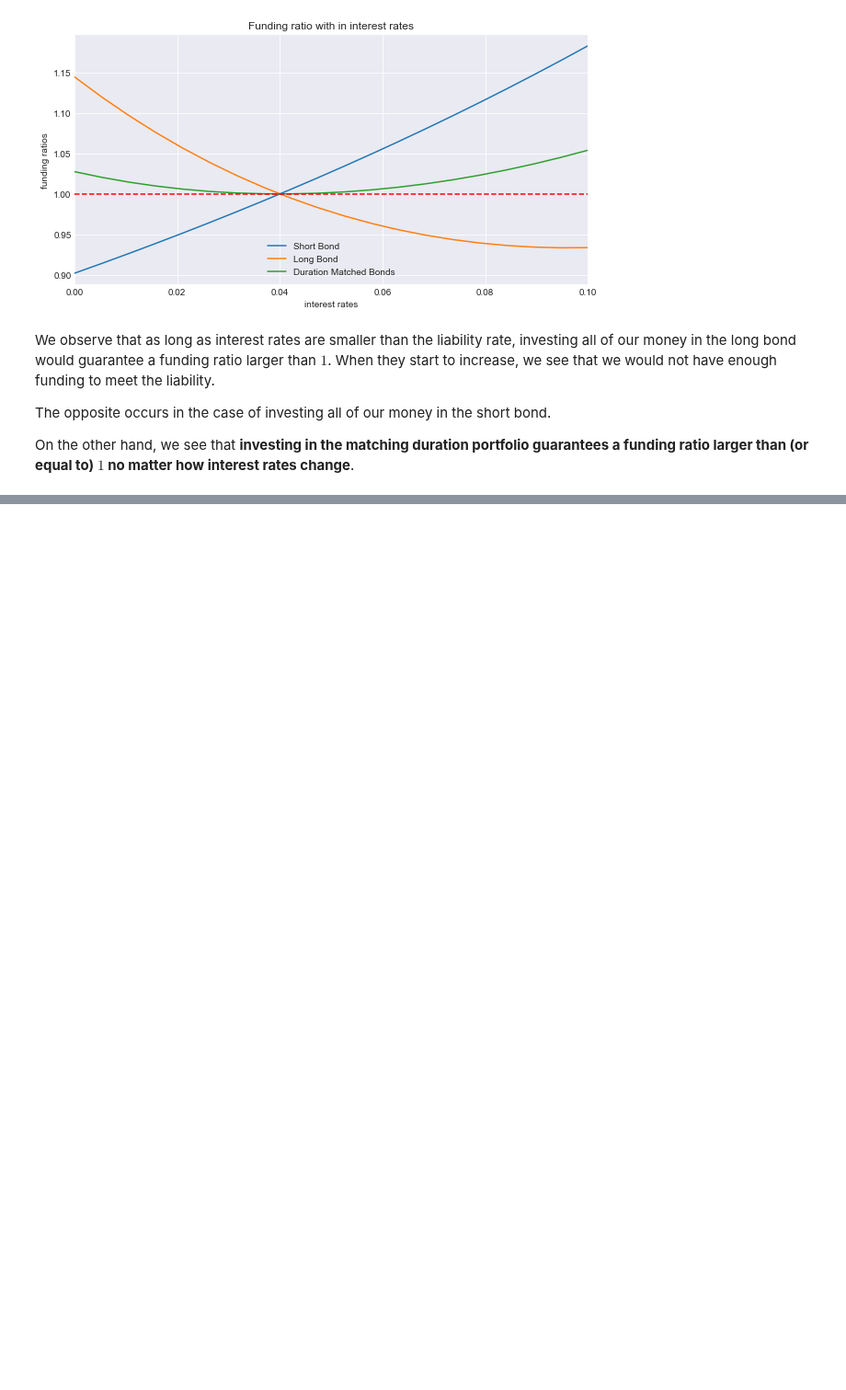
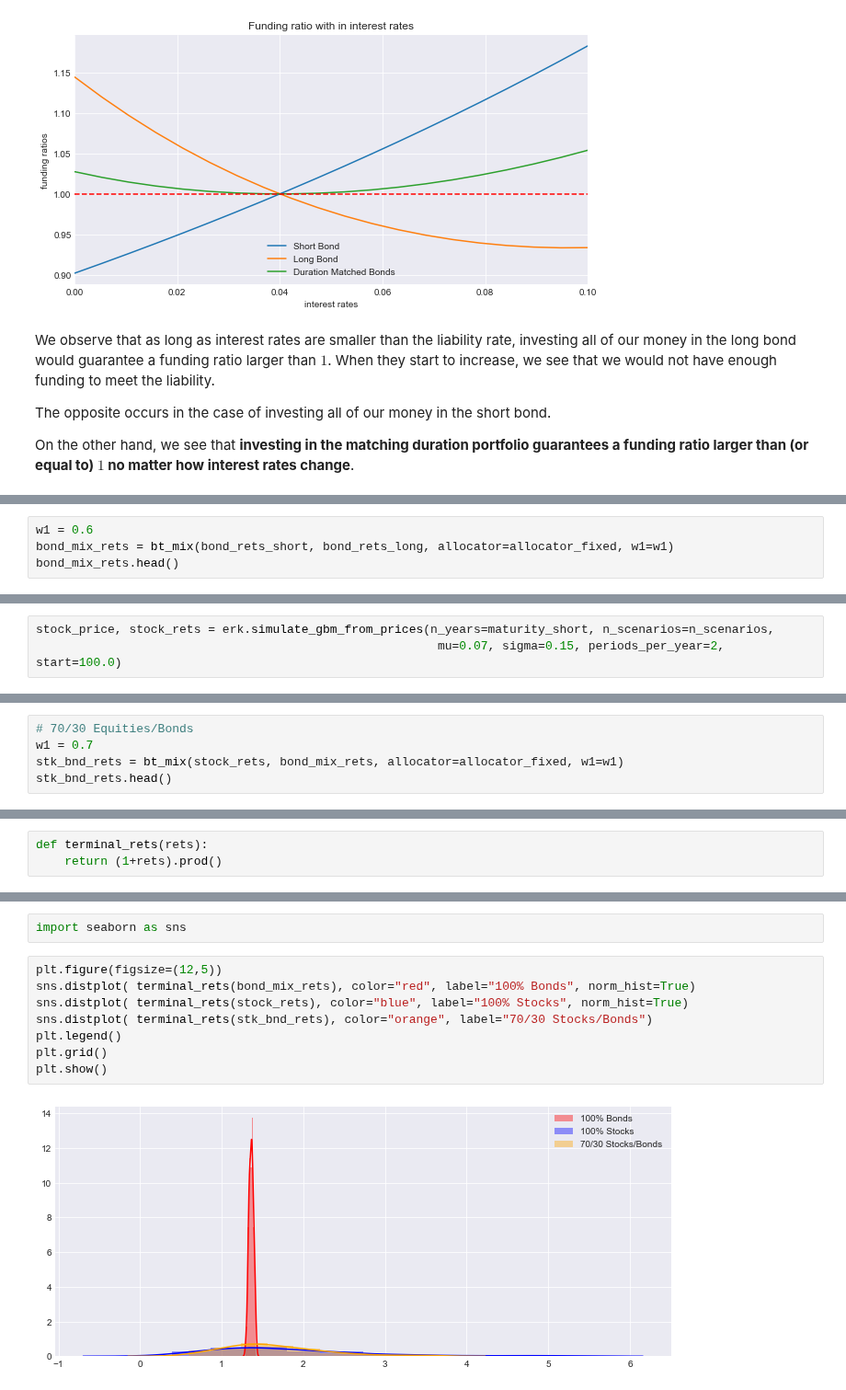
Before and after one commit to z4ir3/finance-courses, a Jupyter notebook: week-4.ipynb, the cells around one changed output, grey strips where cells are left out. Shown at 92% size. Saved outputs shown, nothing was run; the diff lists cells and outputs as text; blank space fills up the shorter version.

Commit message:
starting section PSP/LHP weighting strategy

```diff
--- a/week-4.ipynb
+++ b/week-4.ipynb
@@ -1201,0 +1103,4 @@ int( coupons_per_year*last_date / 2 )
+# %%
+w1 = 0.6
+bond_mix_rets = bt_mix(bond_rets_short, bond_rets_long, allocator=allocator_fixed, w1=w1)
+bond_mix_rets.head()
@@ -1201,0 +1119,3 @@ int( coupons_per_year*last_date / 2 )
+# %%
+stock_price, stock_rets = erk.simulate_gbm_from_prices(n_years=maturity_short, n_scenarios=n_scenarios,
+                                                        mu=0.07, sigma=0.15, periods_per_year=2, start=100.0)
@@ -1201,0 +1124,5 @@ int( coupons_per_year*last_date / 2 )
+# %%
+# 70/30 Equities/Bonds
+w1 = 0.7
+stk_bnd_rets = bt_mix(stock_rets, bond_mix_rets, allocator=allocator_fixed, w1=w1)
+stk_bnd_rets.head()
@@ -1201,0 +1152,3 @@ int( coupons_per_year*last_date / 2 )
+# %%
+def terminal_rets(rets):
+    return (1+rets).prod()
@@ -1201,0 +1185,12 @@ int( coupons_per_year*last_date / 2 )
+# %%
+import seaborn as sns
+# %%
+plt.figure(figsize=(12,5))
+sns.distplot( terminal_rets(bond_mix_rets), color="red", label="100% Bonds", norm_hist=True)
+sns.distplot( terminal_rets(stock_rets), color="blue", label="100% Stocks", norm_hist=True)
+sns.distplot( terminal_rets(stk_bnd_rets), color="orange", label="70/30 Stocks/Bonds")
+plt.legend()
+plt.grid()
+plt.show()
+# %% [output]
+[figure, added]
```
Also changed, not shown: parts of 49 cells of this notebook.
